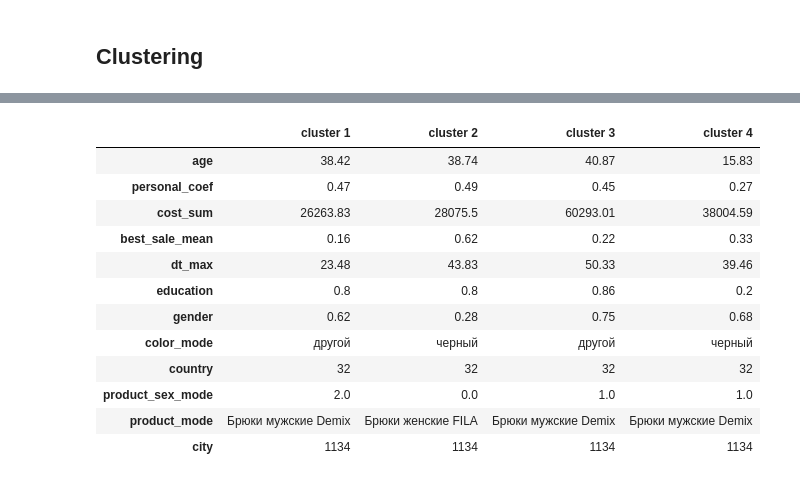
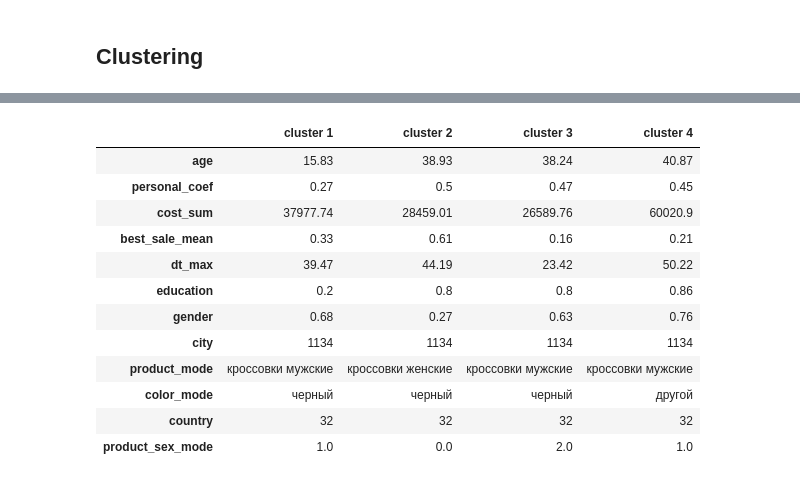
Before and after one commit to Dimayo/sporting_store, a Jupyter notebook: research.ipynb, the cells around one changed output, grey strips where cells are left out. Saved outputs shown, nothing was run; the diff lists cells and outputs as text; code cells hidden in the pictures.

```diff
--- a/research.ipynb
+++ b/research.ipynb
@@ -459,8 +459,11 @@ Name: dt, dtype: int64
 
 df_purch['colour'] = df_purch['colour'].replace(['чёрный'], 'черный')
 # %%
+# Обрабатываем признаки product и colour
 
-df_purch['product_name'] = df_purch['product'].apply(lambda x: " ".join(re.findall('[А-Яа-я]+', x)))
+df_purch['product'] = df_purch['product'].apply(lambda x: " ".join(re.findall('[А-Яа-я]{3,20}', x)).lower())
+# %%
+df_purch['colour'] = df_purch['colour'].apply(lambda x: x.split('/')[0].lower())
 # %%
 df_purch.head()
 # %% [output]
@@ -862,19 +878,20 @@ d2 = dict.fromkeys(mode_cols, pd.Series.mode)
 # %%
 d = {**d1, **d2}
 df_g = df.groupby(kproto.labels_, as_index=False).agg(d)
 df_g = df_g.round(2).T
-df_g.rename(columns={0:'cluster 1', 1:'cluster 2', 2:'cluster 3', 3:'cluster 4'})
+df_g = df_g.rename(columns={0:'cluster 1', 1:'cluster 2', 2:'cluster 3', 3:'cluster 4'})
+df_g
 # %% [output]
 |  | cluster 1 | cluster 2 | cluster 3 | cluster 4 |
-| age | 38.42 | 38.74 | 40.87 | 15.83 |
-| personal_coef | 0.47 | 0.49 | 0.45 | 0.27 |
-| cost_sum | 26263.83 | 28075.5 | 60293.01 | 38004.59 |
-| best_sale_mean | 0.16 | 0.62 | 0.22 | 0.33 |
-| dt_max | 23.48 | 43.83 | 50.33 | 39.46 |
-| education | 0.8 | 0.8 | 0.86 | 0.2 |
-| gender | 0.62 | 0.28 | 0.75 | 0.68 |
-| color_mode | другой | черный | другой | черный |
+| age | 15.83 | 38.93 | 38.24 | 40.87 |
+| personal_coef | 0.27 | 0.5 | 0.47 | 0.45 |
+| cost_sum | 37977.74 | 28459.01 | 26589.76 | 60020.9 |
+| best_sale_mean | 0.33 | 0.61 | 0.16 | 0.21 |
+| dt_max | 39.47 | 44.19 | 23.42 | 50.22 |
+| education | 0.2 | 0.8 | 0.8 | 0.86 |
+| gender | 0.68 | 0.27 | 0.63 | 0.76 |
+| city | 1134 | 1134 | 1134 | 1134 |
+| product_mode | кроссовки мужские | кроссовки женские | кроссовки мужские | кроссовки мужские |
+| color_mode | черный | черный | черный | другой |
 | country | 32 | 32 | 32 | 32 |
-| product_sex_mode | 2.0 | 0.0 | 1.0 | 1.0 |
-| product_mode | Брюки мужские Demix | Брюки женские FILA | Брюки мужские Demix | Брюки мужские Demix |
-| city | 1134 | 1134 | 1134 | 1134 |
+| product_sex_mode | 1.0 | 0.0 | 2.0 | 1.0 |
```
Also changed, not shown: parts of 22 cells of this notebook.
